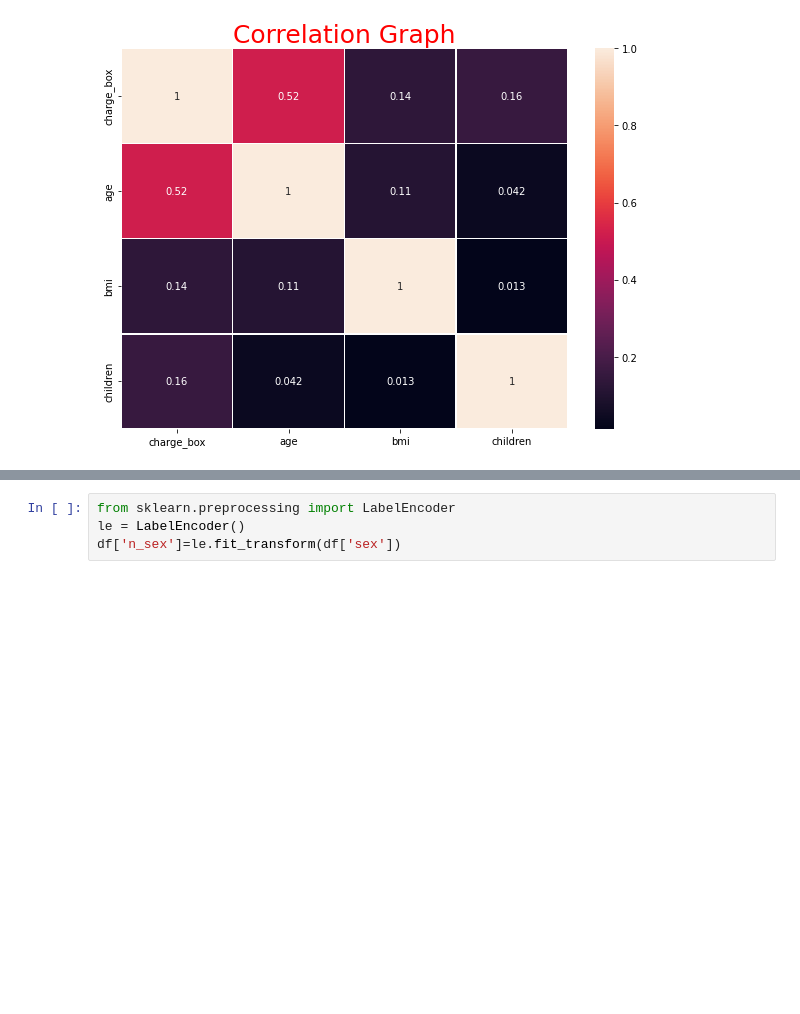
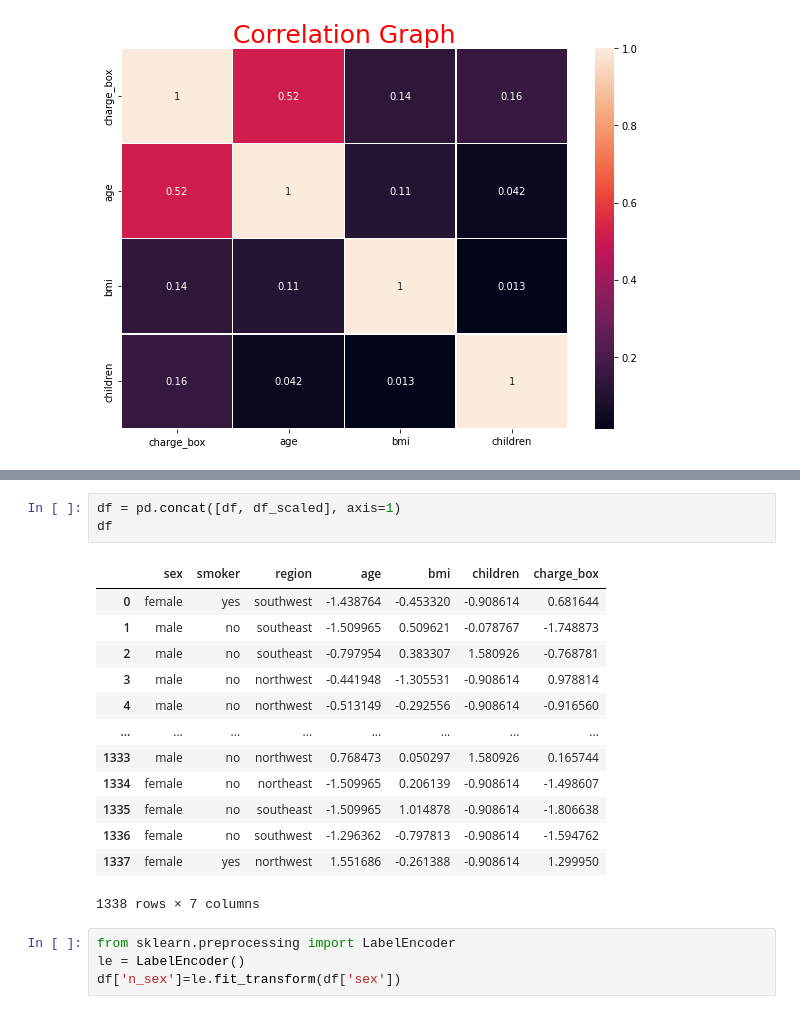
Before and after one commit to Charan-1111/Medical-Insurance, a Jupyter notebook: Medical_Insurance.ipynb, the cells around one changed output, grey strips where cells are left out. Cells and saved outputs as stored; diff of their text form; blank space fills up the shorter version.

```diff
--- a/Medical_Insurance.ipynb
+++ b/Medical_Insurance.ipynb
@@ -314,3 +340,20 @@ plt.show()
+# %%
+df = pd.concat([df, df_scaled], axis=1)
+df
+# %% [output]
+|  | sex | smoker | region | age | bmi | children | charge_box |
+| 0 | female | yes | southwest | -1.438764 | -0.453320 | -0.908614 | 0.681644 |
+| 1 | male | no | southeast | -1.509965 | 0.509621 | -0.078767 | -1.748873 |
+| 2 | male | no | southeast | -0.797954 | 0.383307 | 1.580926 | -0.768781 |
+| 3 | male | no | northwest | -0.441948 | -1.305531 | -0.908614 | 0.978814 |
+| 4 | male | no | northwest | -0.513149 | -0.292556 | -0.908614 | -0.916560 |
+| ... | ... | ... | ... | ... | ... | ... | ... |
+| 1333 | male | no | northwest | 0.768473 | 0.050297 | 1.580926 | 0.165744 |
+| 1334 | female | no | northeast | -1.509965 | 0.206139 | -0.908614 | -1.498607 |
+| 1335 | female | no | southeast | -1.509965 | 1.014878 | -0.908614 | -1.806638 |
+| 1336 | female | no | southwest | -1.296362 | -0.797813 | -0.908614 | -1.594762 |
+| 1337 | female | yes | northwest | 1.551686 | -0.261388 | -0.908614 | 1.299950 |
+1338 rows × 7 columns
 # %%
 from sklearn.preprocessing import LabelEncoder
 le = LabelEncoder()
```
Also changed, not shown: parts of 20 cells of this notebook.
